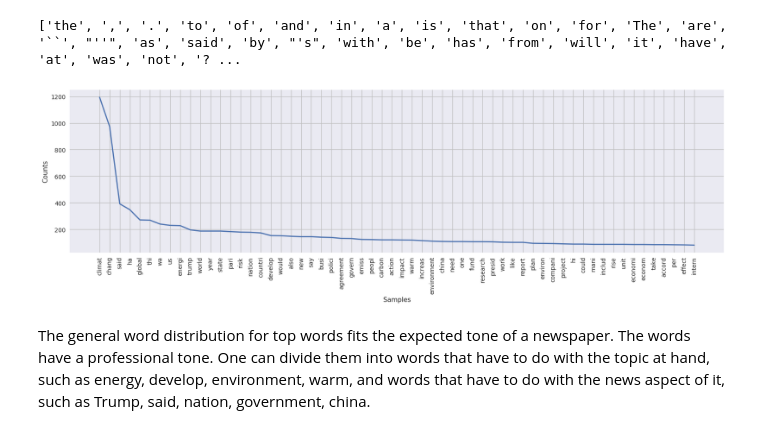
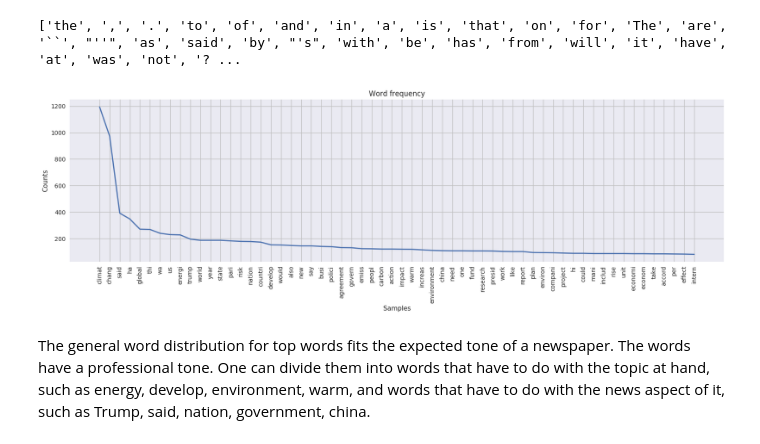
Before and after one commit to Moloq/content-analysis-2018, a Jupyter notebook: 2-Corpus-Linguistics/2-Corpus-Linguistics.ipynb, the cells around one changed output. Cells and saved outputs as stored; diff of their text form; code cells hidden in the pictures.

```diff
--- a/2-Corpus-Linguistics/2-Corpus-Linguistics.ipynb
+++ b/2-Corpus-Linguistics/2-Corpus-Linguistics.ipynb
@@ -768,9 +771,9 @@ news_df['normalized_tokens_POS'] = [nltk.pos_tag(t) for t in news_df['normalized
 # %%
 news_totalfreq = nltk.FreqDist(news_df['normalized_tokens'].sum())
 fig = plt.figure(figsize=(20,5))
-news_totalfreq.plot(60)
+news_totalfreq.plot(60, title='Word frequency')
 # %% [output]
-[figure, old version]
+[figure, new version]
 # %% [markdown]
 The general word distribution for top words fits the expected tone of a newspaper. The words have a professional tone. One can divide them into words that have to do with the topic at hand, such as energy, develop, environment, warm, and words that have to do with the news aspect of it, such as Trump, said, nation, government, china.
 # %%
```
Also changed, not shown: parts of 18 cells of this notebook.
